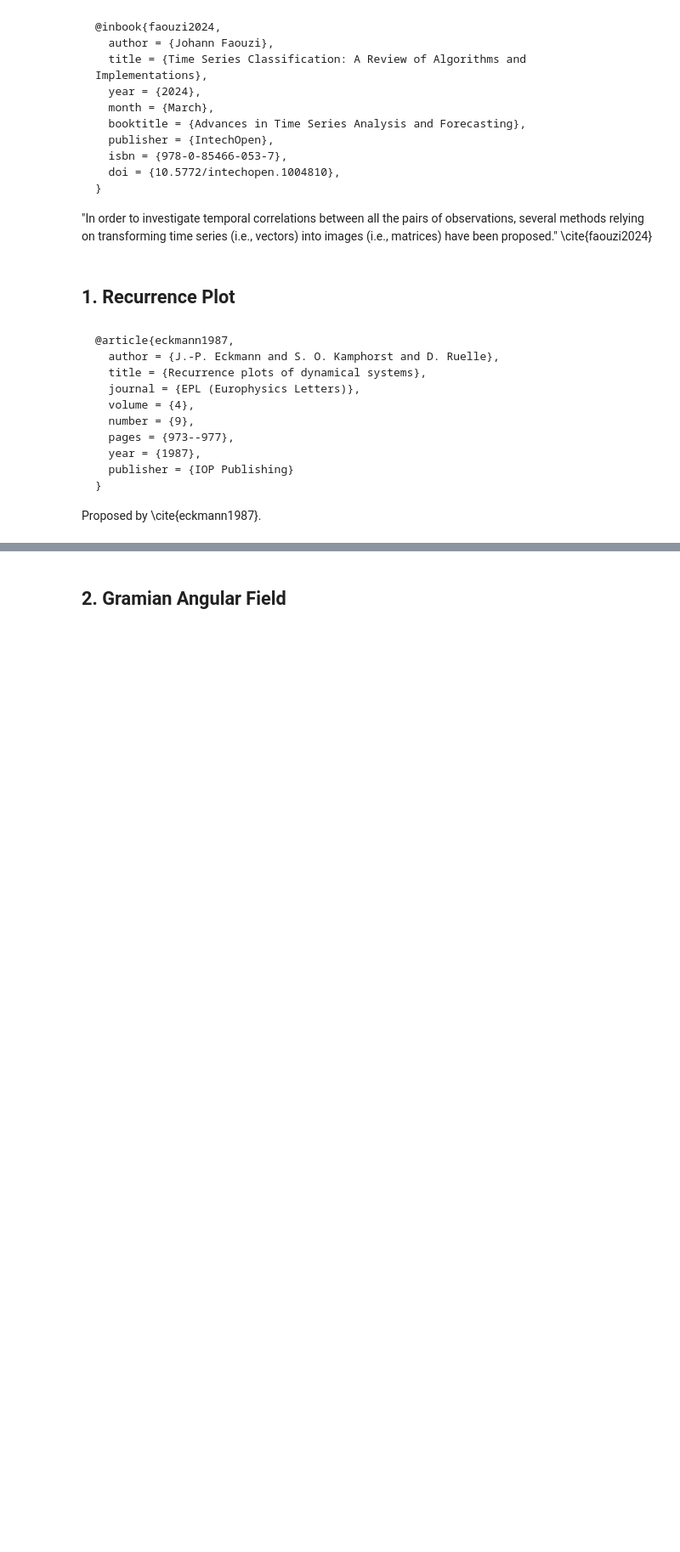
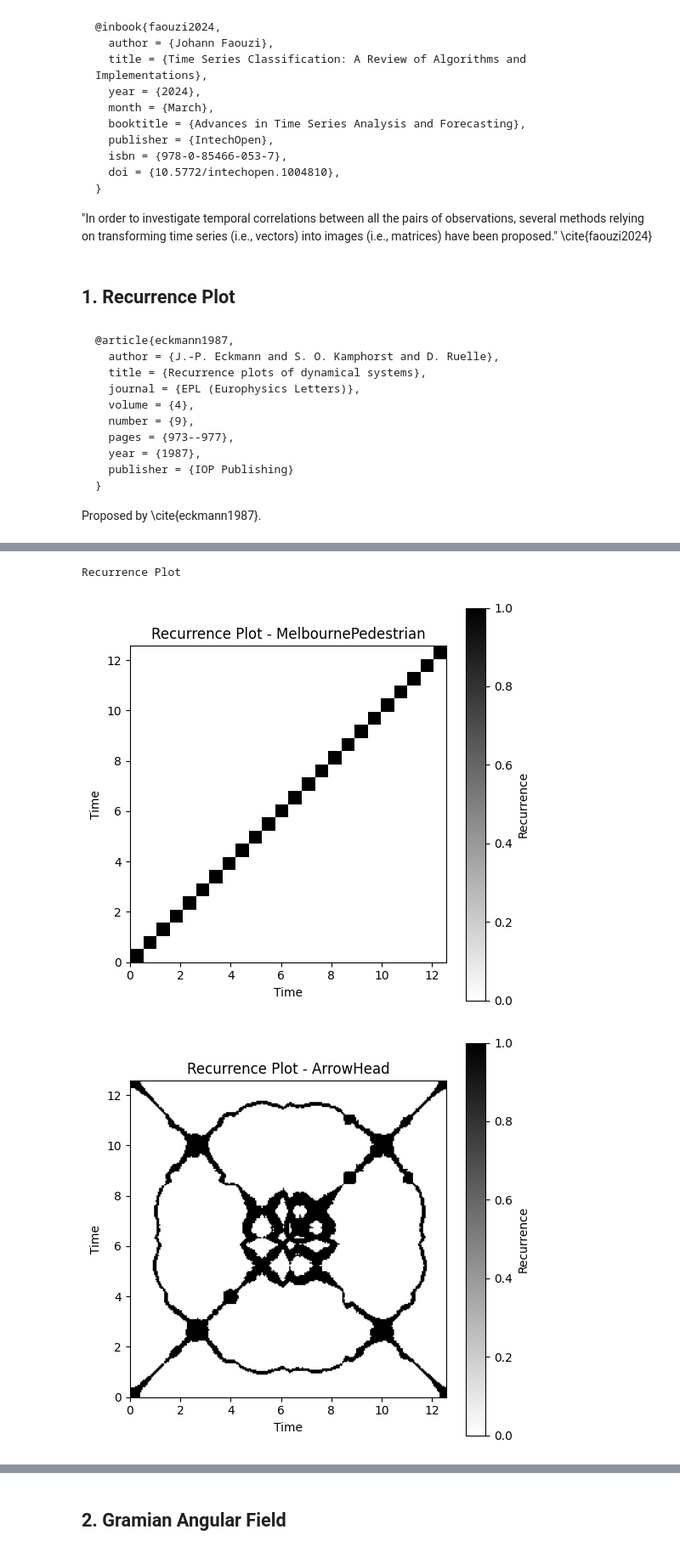
Before and after one commit to bzamith/PhDStudies, a Jupyter notebook: studies/tsc_algorithms/09_ImageBased.ipynb, the cells around one changed output, grey strips where cells are left out. Shown at 85% size. Saved outputs shown, nothing was run; the diff lists cells and outputs as text; code cells hidden in the pictures; blank space fills up the shorter version.

Commit message:
Add image based notebook

```diff
--- a/studies/tsc_algorithms/09_ImageBased.ipynb
+++ b/studies/tsc_algorithms/09_ImageBased.ipynb
@@ -99,0 +104,22 @@ $$
+# %%
+method = "Recurrence Plot"
+print(method)
+
+for dataset_name in DATASET_NAMES:
+    start_time = time.time()
+
+    rp = RecurrencePlot(threshold=np.pi/18)
+    X_rp = rp.transform(X_train_dict[dataset_name])
+
+    plt.figure(figsize=(6, 6))
+    plt.imshow(X_rp[0], cmap='binary', origin='lower',
+            extent=[0, 4 * np.pi, 0, 4 * np.pi])
+    plt.xlabel('Time')
+    plt.ylabel('Time')
+    plt.title(f"Recurrence Plot - {dataset_name}")
+    plt.colorbar(label='Recurrence')
+    plt.show()
+# %% [output]
+Recurrence Plot
+[figure, added]
+[figure, added]
```
Also changed, not shown: parts of 11 cells of this notebook, 9 other files.
